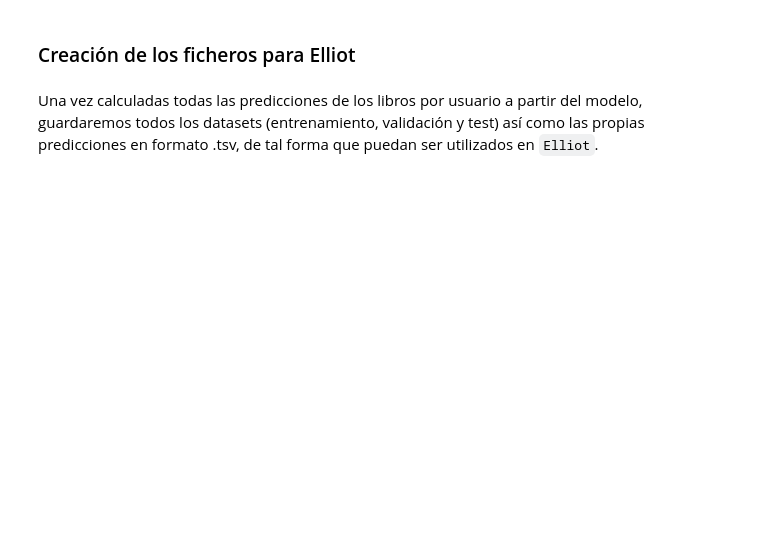
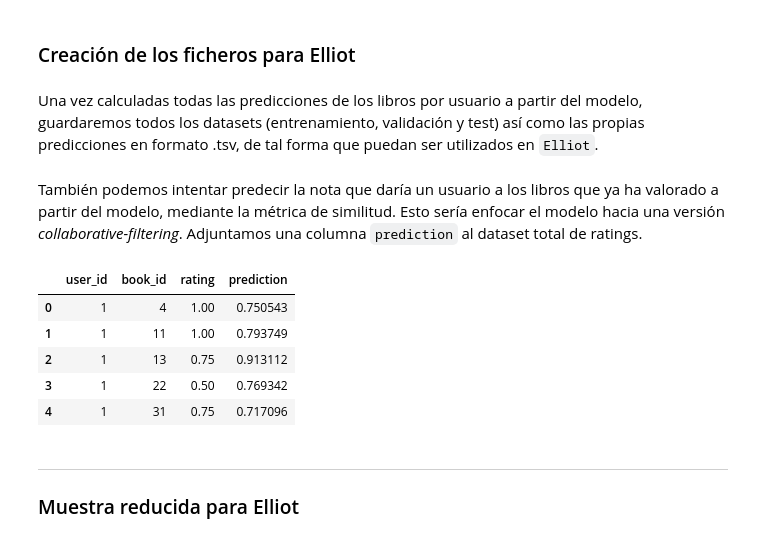
Before and after one commit to mrrodero/XBRecs, a Jupyter notebook: notebooks/models/ProxyRecommender.ipynb, the cells around one changed output. Drawn from its saved outputs; the diff is of its cells as text; code cells hidden in the pictures; blank space fills up the shorter version.

```diff
--- a/notebooks/models/ProxyRecommender.ipynb
+++ b/notebooks/models/ProxyRecommender.ipynb
@@ -315,3 +341,16 @@ train_df.to_csv(training_path + "/train.tsv", sep='\t', header=None, index=False
 test_df.to_csv(training_path + "/test.tsv", sep='\t', header=None, index=False)
 train_train_df.to_csv(training_path + "/train_train.tsv", sep='\t', header=None, index=False)
 train_valid_df.to_csv(training_path + "/train_valid.tsv", sep='\t', header=None, index=False)
+# %% [markdown]
+También podemos intentar predecir la nota que daría un usuario a los libros que ya ha valorado a partir del modelo, mediante la métrica de similitud. Esto sería enfocar el modelo hacia una versión *collaborative-filtering*. Adjuntamos una columna `prediction` al dataset total de ratings.
+# %%
+ratings_df['prediction'] = ratings_df.apply(lambda x: sem_sent_sim(users_df[users_df['user_id'] == x['user_id']].iloc[0], books_df[books_df['book_id'] == x['book_id']].iloc[0], sem_w=0.0), axis=1)
+# %%
+ratings_df.head()
+# %% [output]
+|  | user_id | book_id | rating | prediction |
+| 0 | 1 | 4 | 1.00 | 0.750543 |
+| 1 | 1 | 11 | 1.00 | 0.793749 |
+| 2 | 1 | 13 | 0.75 | 0.913112 |
+| 3 | 1 | 22 | 0.50 | 0.769342 |
+| 4 | 1 | 31 | 0.75 | 0.717096 |
@@ -317,0 +363,3 @@ train_valid_df.to_csv(training_path + "/train_valid.tsv", sep='\t', header=None,
+# %% [markdown]
+---
+### Muestra reducida para Elliot
```
Also changed, not shown: parts of 36 cells of this notebook, 37 other files.
